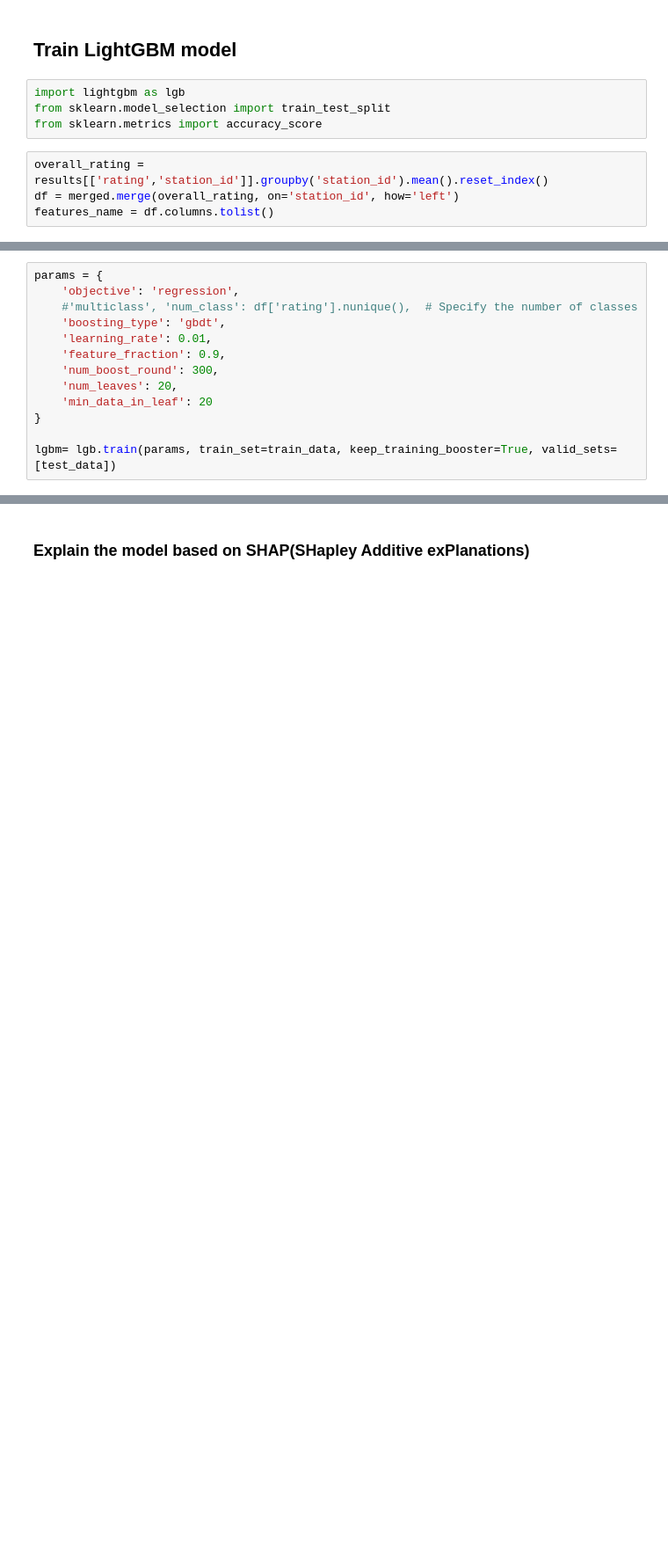
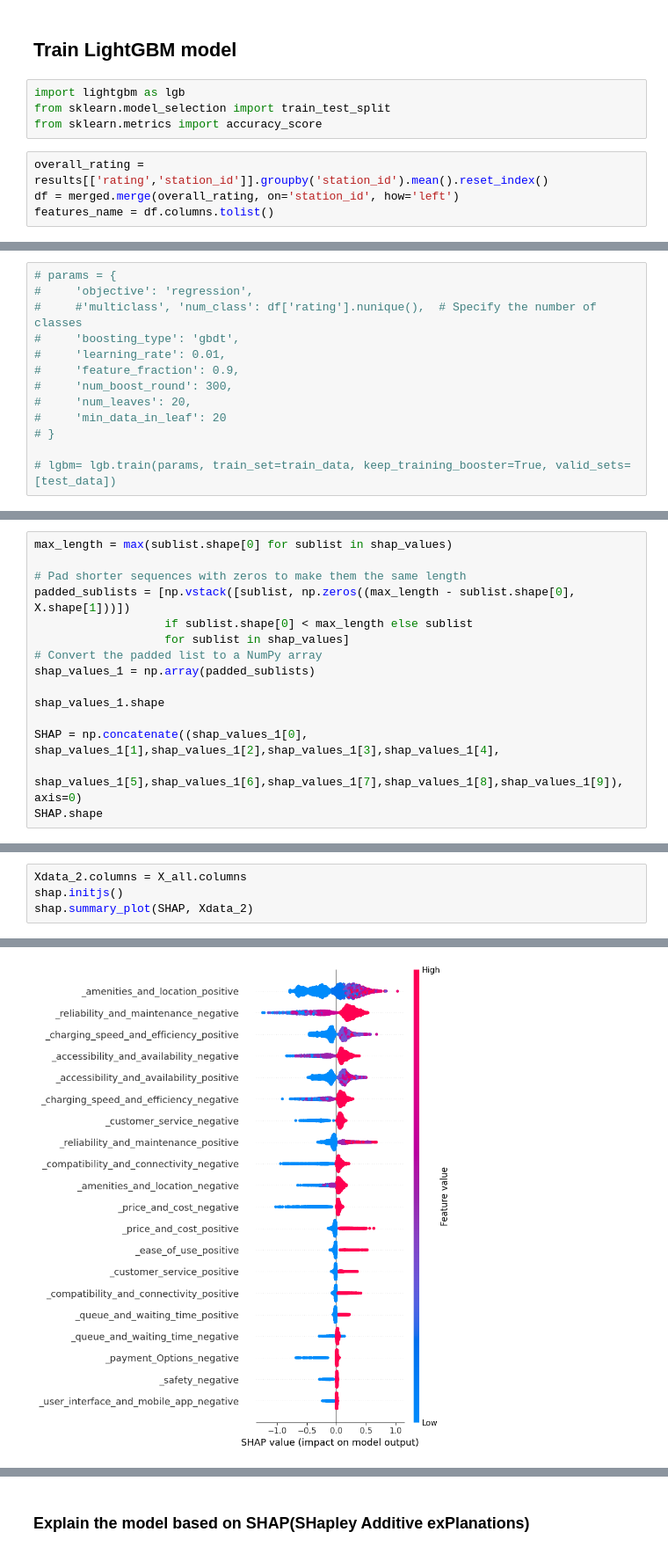
Before and after one commit to priest-yang/Electrifind, a Jupyter notebook: GPT_sentiment_analysis.ipynb, the cells around one changed output, grey strips where cells are left out. Shown at 88% size. Cells and saved outputs as stored; diff of their text form; blank space fills up the shorter version.

```diff
--- a/GPT_sentiment_analysis.ipynb
+++ b/GPT_sentiment_analysis.ipynb
@@ -75,13 +116,13 @@ test_data = lgb.Dataset(data=X_test.values, label=y_test, reference=train_data,
 # %%
-params = {
-    'objective': 'regression',
-    #'multiclass', 'num_class': df['rating'].nunique(),  # Specify the number of classes
-    'boosting_type': 'gbdt',
-    'learning_rate': 0.01,
-    'feature_fraction': 0.9,
-    'num_boost_round': 300,
-    'num_leaves': 20,
-    'min_data_in_leaf': 20
-}
+# params = {
+#     'objective': 'regression',
+#     #'multiclass', 'num_class': df['rating'].nunique(),  # Specify the number of classes
+#     'boosting_type': 'gbdt',
+#     'learning_rate': 0.01,
+#     'feature_fraction': 0.9,
+#     'num_boost_round': 300,
+#     'num_leaves': 20,
+#     'min_data_in_leaf': 20
+# }
 
-lgbm= lgb.train(params, train_set=train_data, keep_training_booster=True, valid_sets=[test_data])
+# lgbm= lgb.train(params, train_set=train_data, keep_training_booster=True, valid_sets=[test_data])
@@ -101,0 +244,15 @@ valid_data [('valid_0', 'l2', 0.5183788907968763, False)]
+# %%
+max_length = max(sublist.shape[0] for sublist in shap_values)
+
+# Pad shorter sequences with zeros to make them the same length
+padded_sublists = [np.vstack([sublist, np.zeros((max_length - sublist.shape[0], X.shape[1]))])
+                   if sublist.shape[0] < max_length else sublist
+                   for sublist in shap_values]
+# Convert the padded list to a NumPy array
+shap_values_1 = np.array(padded_sublists)
+
+shap_values_1.shape
+
+SHAP = np.concatenate((shap_values_1[0], shap_values_1[1],shap_values_1[2],shap_values_1[3],shap_values_1[4],
+                       shap_values_1[5],shap_values_1[6],shap_values_1[7],shap_values_1[8],shap_values_1[9]), axis=0)
+SHAP.shape
@@ -101,0 +261,5 @@ valid_data [('valid_0', 'l2', 0.5183788907968763, False)]
+# %%
+Xdata_2.columns = X_all.columns
+shap.initjs()
+shap.summary_plot(SHAP, Xdata_2)
+# %% [output]
@@ -101,0 +267 @@ valid_data [('valid_0', 'l2', 0.5183788907968763, False)]
+[figure, added]
```
Also changed, not shown: parts of 27 cells of this notebook, 2 other files.
